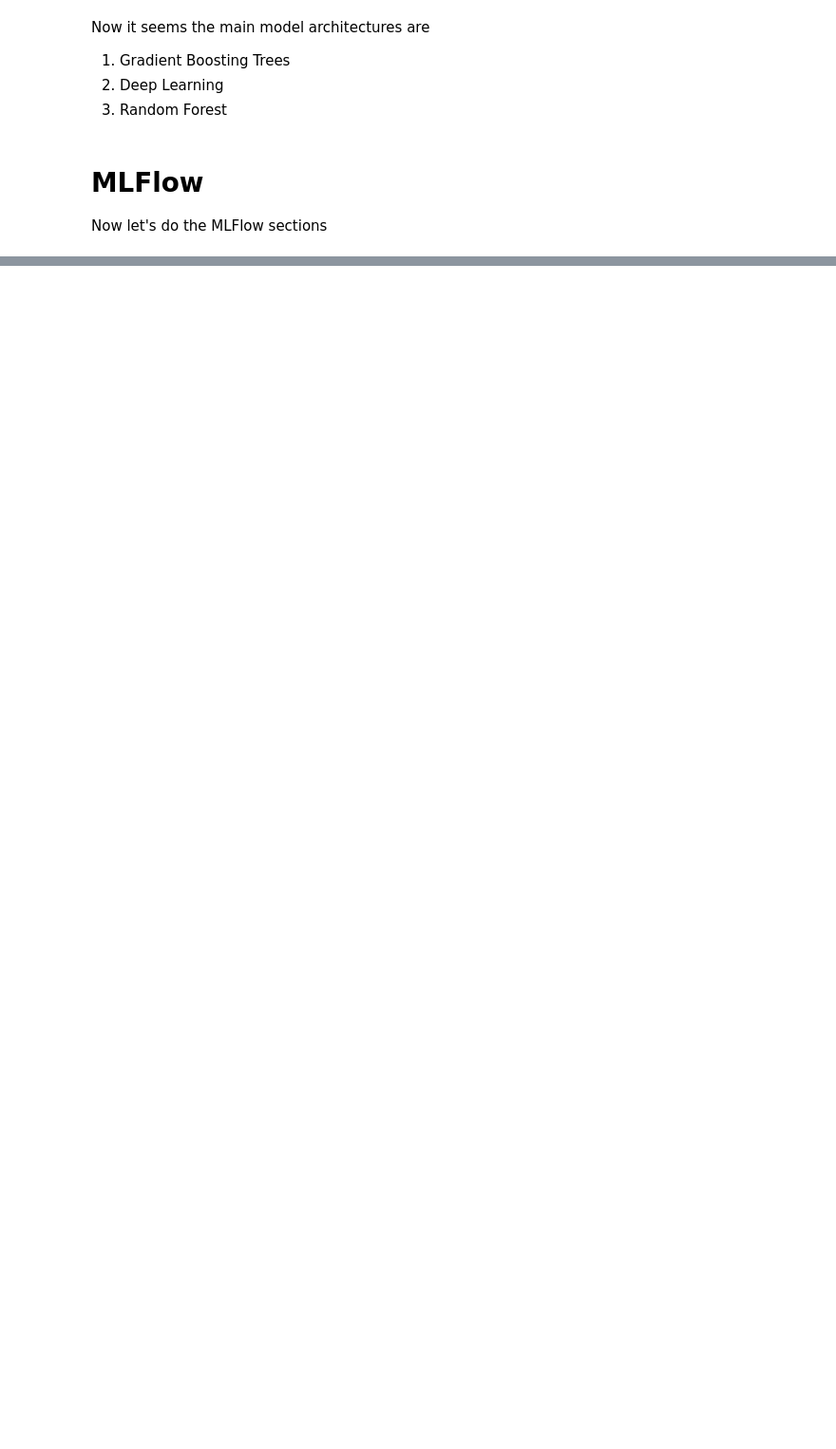
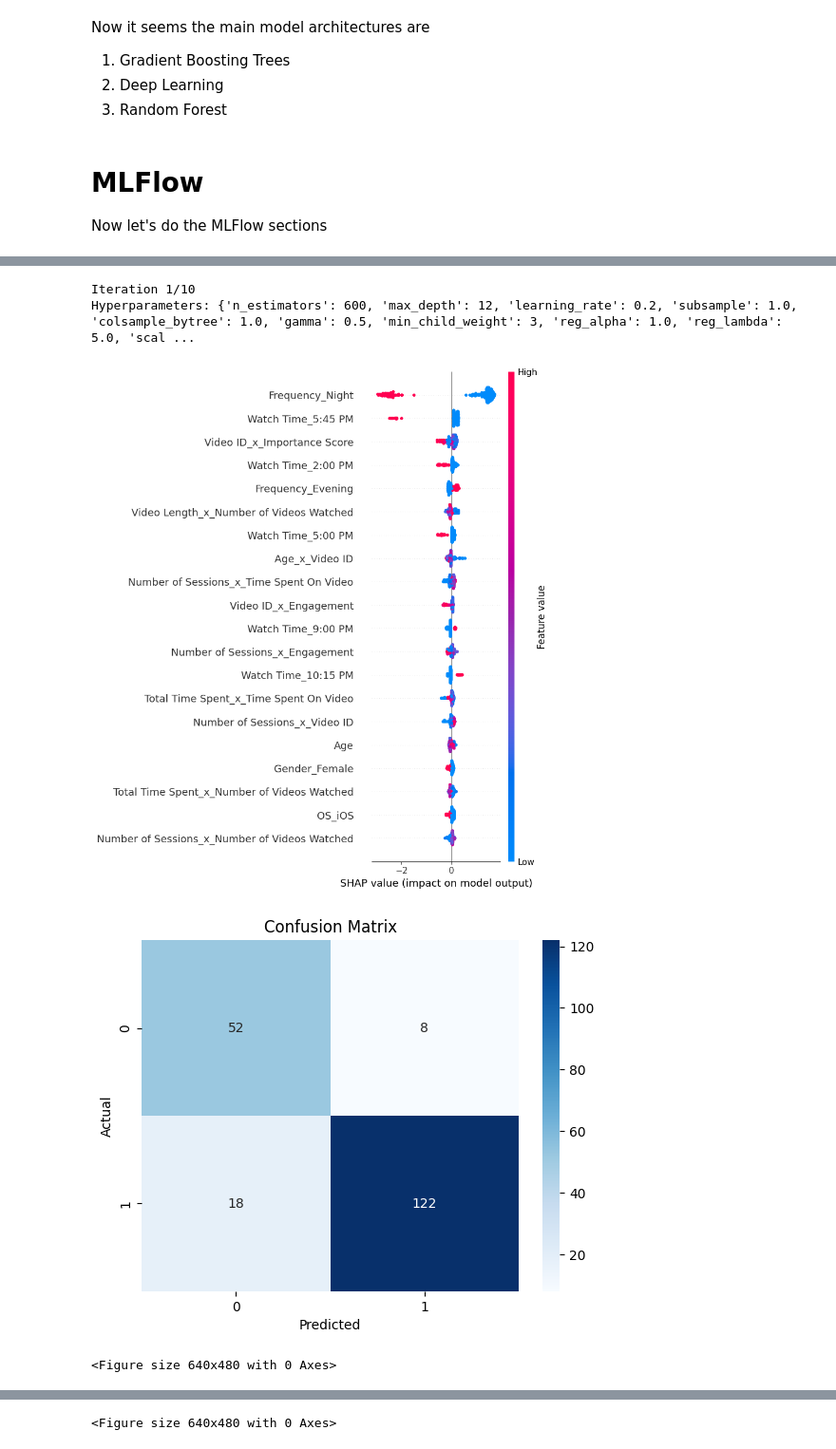
Before and after one commit to ZachFara/MLOps-UChicago-ADSP, a Jupyter notebook: Project.ipynb, the cells around one changed output, grey strips where cells are left out. Shown at 95% size. Saved outputs shown, nothing was run; the diff lists cells and outputs as text; code cells hidden in the pictures; blank space fills up the shorter version.

```diff
--- a/Project.ipynb
+++ b/Project.ipynb
@@ -370,0 +494,35 @@ run_experiment(features=df, target="ProductivityLoss", model=nn_model, hyperpara
+# %%
+from xgboost import XGBClassifier
+
+neg_class_count = (y_train == 0).sum()  # Count of negative samples
+pos_class_count = (y_train == 1).sum()  # Count of positive samples
+scale_pos_weight = float(neg_class_count / pos_class_count)
+
+param_grid = {
+    'n_estimators': list(range(50, 1000, 50)),  # Number of trees
+    'max_depth': [2, 3, 5, 7, 9, 12],  # Maximum depth of trees
+    'learning_rate': [0.01, 0.05, 0.1, 0.2],  # Learning rate
+    'subsample': [0.6, 0.8, 1.0],  # Subsample ratio of the training instances
+    'colsample_bytree': [0.6, 0.8, 1.0],  # Subsample ratio of columns for each tree
+    'gamma': [0, 0.1, 0.3, 0.5],  # Minimum loss reduction for further tree split
+    'min_child_weight': [1, 3, 5],  # Minimum sum of instance weight (hessian) needed in a child
+    'reg_alpha': [0, 0.01, 0.1, 1],  # L1 regularization term on weights
+    'reg_lambda': [1, 1.5, 2, 5],  # L2 regularization term on weights
+    'scale_pos_weight': [scale_pos_weight, None]  # Dynamically computed weight
+}
+
+xgb_model = XGBClassifier(random_state=0)
+
+num_iterations = 10
+for i in range(num_iterations):
+    # Randomly sample hyperparameters
+    hyperparams = {k: np.random.choice(v) for k, v in param_grid.items()}
+    print(f"Iteration {i+1}/{num_iterations}")
+    print("Hyperparameters:", hyperparams)
+    run_experiment(features=features, target=target, model=xgb_model, hyperparams=hyperparams)
+# %% [output]
+Iteration 1/10
+Hyperparameters: {'n_estimators': 600, 'max_depth': 12, 'learning_rate': 0.2, 'subsample': 1.0, 'colsample_bytree': 1.0, 'gamma': 0.5, 'min_child_weight': 3, 'reg_alpha': 1.0, 'reg_lambda': 5.0, 'scal ...
+[figure, added]
+[figure, added]
+<Figure size 640x480 with 0 Axes>
@@ -370,0 +530 @@ run_experiment(features=df, target="ProductivityLoss", model=nn_model, hyperpara
+<Figure size 640x480 with 0 Axes>
```
Also changed, not shown: parts of 10 cells of this notebook.
